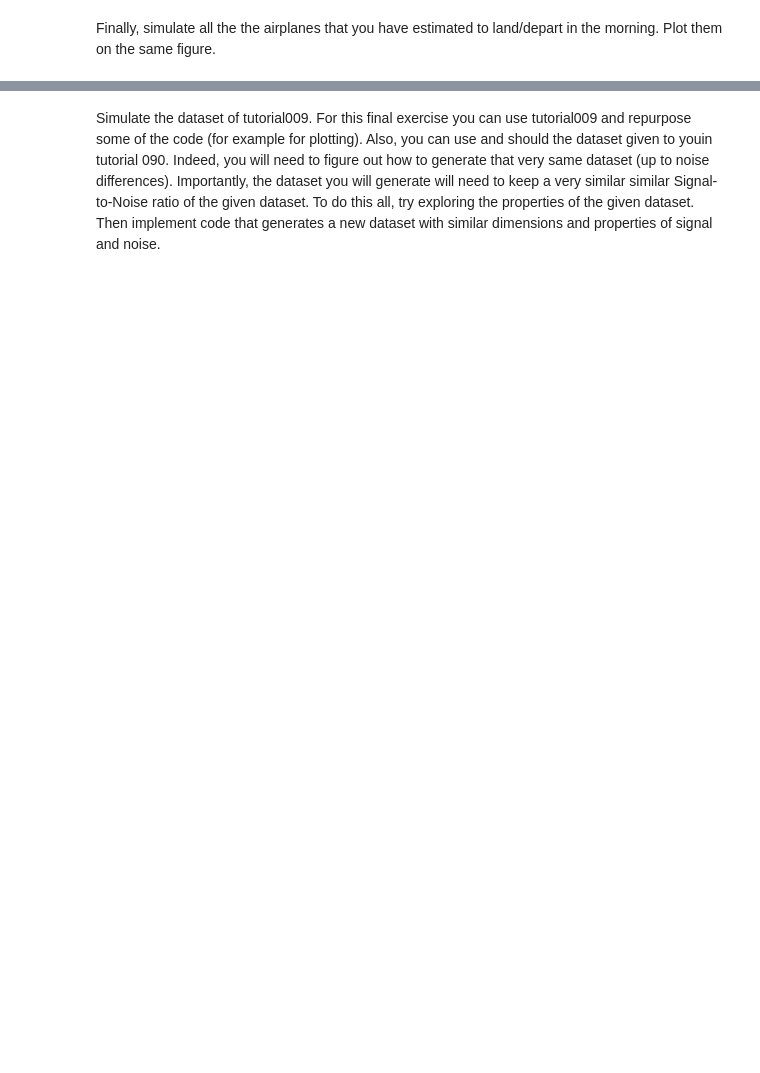
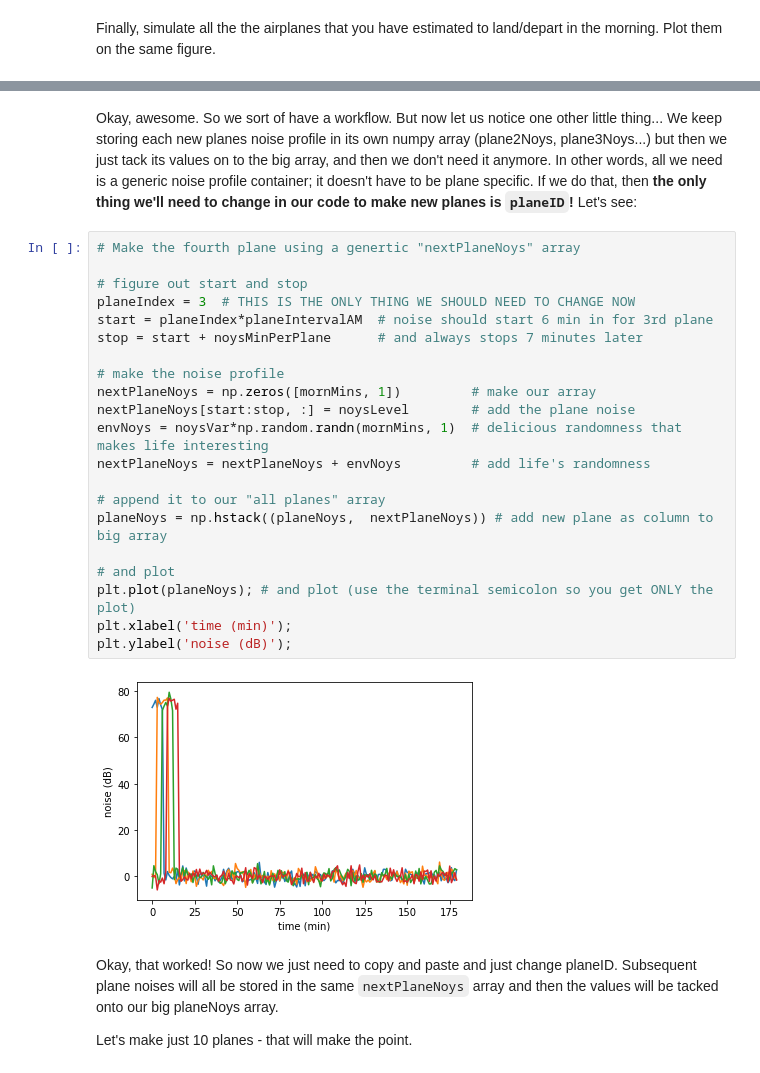
Before and after one commit to psychdatascience/FDS-CourseOne, a Jupyter notebook: tutorial010ExerciseLKC.ipynb, the cells around one changed output, grey strips where cells are left out. Saved outputs shown, nothing was run; the diff lists cells and outputs as text; blank space fills up the shorter version.

```diff
--- a/tutorial010ExerciseLKC.ipynb
+++ b/tutorial010ExerciseLKC.ipynb
@@ -218,2 +214,29 @@ Now use imshow on the full numpy array of all airplane noise. How does it look l
-# %% [markdown]
-Simulate the dataset of tutorial009. For this final exercise you can use tutorial009 and repurpose some of the code (for example for plotting). Also, you can use and should the dataset given to youin tutorial 090. Indeed, you will need to figure out how to generate that very same dataset (up to noise differences). Importantly, the dataset you will generate will need to keep a very similar similar Signal-to-Noise ratio of the given dataset. To do this all, try exploring the properties of the given dataset. Then implement code that generates a new dataset with similar dimensions and properties of signal and noise.
+# %% [markdown]
+Okay, awesome. So we sort of have a workflow. But now let us notice one other little thing... We keep storing each new planes noise profile in its own numpy array (plane2Noys, plane3Noys...) but then we just tack its values on to the big array, and then we don't need it anymore. In other words, all we need is a generic noise profile container; it doesn't have to be plane specific. If we do that, then **the only thing we'll need to change in our code to make new planes is `planeID`!** Let's see:
+# %%
+# Make the fourth plane using a genertic "nextPlaneNoys" array
+
+# figure out start and stop
+planeIndex = 3  # THIS IS THE ONLY THING WE SHOULD NEED TO CHANGE NOW
+start = planeIndex*planeIntervalAM  # noise should start 6 min in for 3rd plane
+stop = start + noysMinPerPlane      # and always stops 7 minutes later
+
+# make the noise profile
+nextPlaneNoys = np.zeros([mornMins, 1])         # make our array
+nextPlaneNoys[start:stop, :] = noysLevel        # add the plane noise
+envNoys = noysVar*np.random.randn(mornMins, 1)  # delicious randomness that makes life interesting
+nextPlaneNoys = nextPlaneNoys + envNoys         # add life's randomness
+
+# append it to our "all planes" array
+planeNoys = np.hstack((planeNoys,  nextPlaneNoys)) # add new plane as column to big array
+
+# and plot
+plt.plot(planeNoys); # and plot (use the terminal semicolon so you get ONLY the plot)
+plt.xlabel('time (min)');
+plt.ylabel('noise (dB)');
+# %% [output]
+[figure, added]
+# %% [markdown]
+Okay, that worked! So now we just need to copy and paste and just change planeID. Subsequent plane noises will all be stored in the same `nextPlaneNoys` array and then the values will be tacked onto our big planeNoys array.
+
+Let's make just 10 planes - that will make the point.
```
Also changed, not shown: parts of 18 cells of this notebook.
